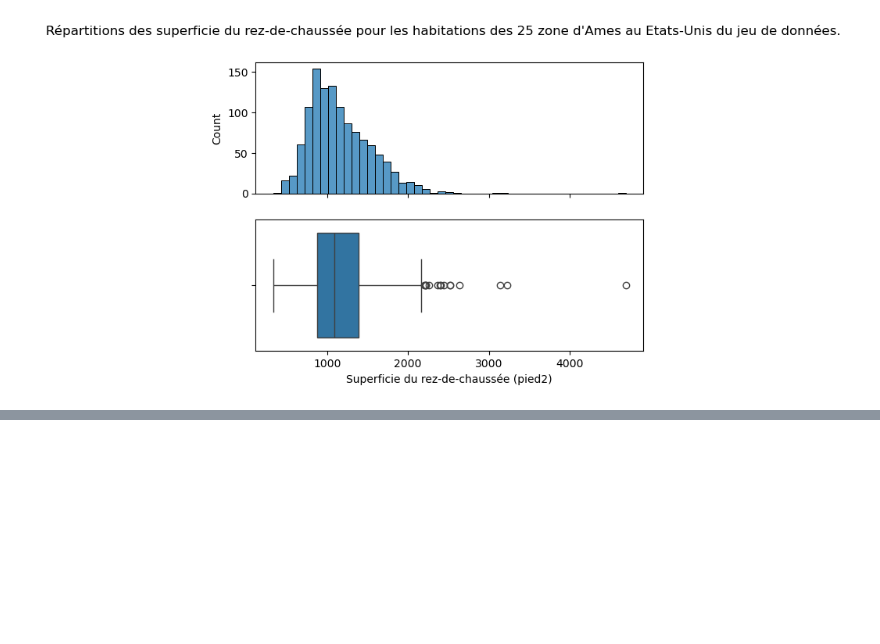
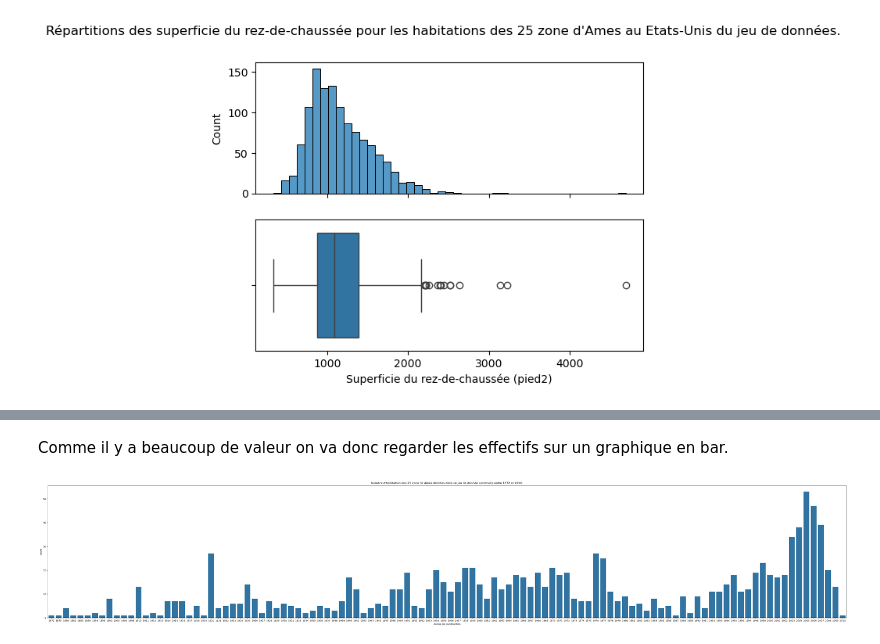
Before and after one commit to fmazur57u/Prediction_prix_immobilier, a Jupyter notebook: projet_prix_immobilier.ipynb, the cells around one changed output, grey strips where cells are left out. Drawn from its saved outputs; the diff is of its cells as text; code cells hidden in the pictures; blank space fills up the shorter version.

Commit message:
Analyse univarié jusqu'au nombre de salle de bain compléte

```diff
--- a/projet_prix_immobilier.ipynb
+++ b/projet_prix_immobilier.ipynb
@@ -282,0 +303,10 @@ On voit que la superficie du rez-de-chaussée suit une loi normale. La plupart d
+# %% [markdown]
+Comme il y a beaucoup de valeur on va donc regarder les effectifs sur un graphique en bar.
+# %%
+plt.figure(figsize=(60, 10))
+sns.countplot(data=train_set, x="YearBuilt")
+plt.title("Nombre d'habitation des 25 zone de Ames décrites dans ce jeu de donnée construite entre 1872 et 2010.")
+plt.xlabel("Année de construction")
+plt.show()
+# %% [output]
+[figure, added]
```
Also changed, not shown: parts of 19 cells of this notebook.
